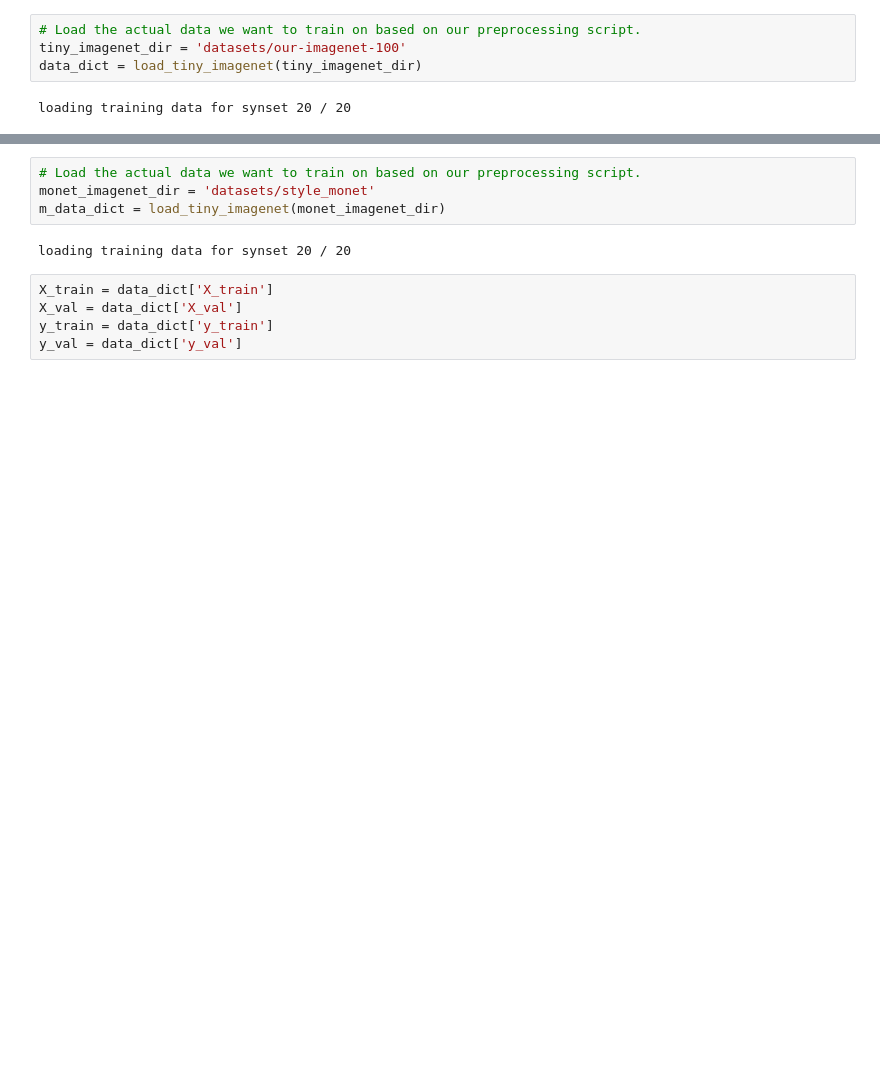
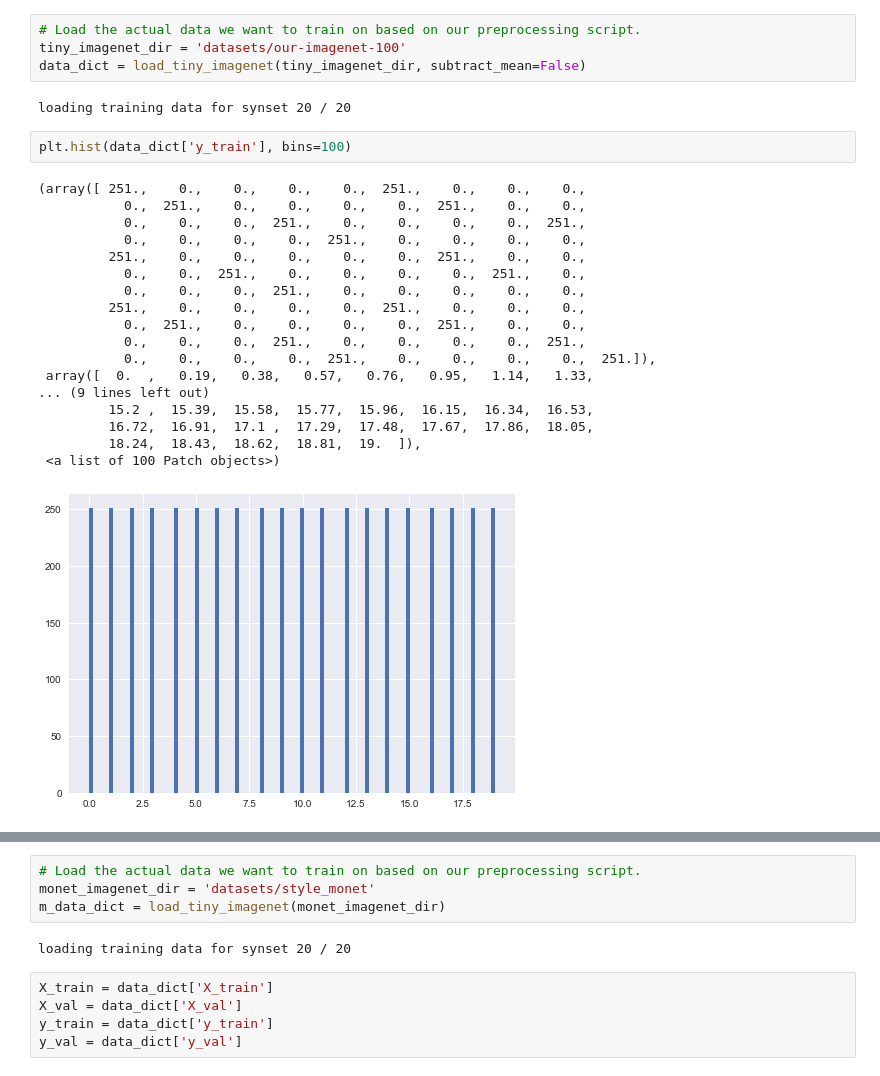
Before and after one commit to kandluis/nn-data-augmentation, a Jupyter notebook: other_models.ipynb, the cells around one changed output, grey strips where cells are left out. Saved outputs shown, nothing was run; the diff lists cells and outputs as text; blank space fills up the shorter version.

```diff
--- a/other_models.ipynb
+++ b/other_models.ipynb
@@ -91,6 +29,27 @@ Test data shape:  (2000, 3, 64, 64)
 # %%
 # Load the actual data we want to train on based on our preprocessing script.
 tiny_imagenet_dir = 'datasets/our-imagenet-100'
-data_dict = load_tiny_imagenet(tiny_imagenet_dir)
+data_dict = load_tiny_imagenet(tiny_imagenet_dir, subtract_mean=False)
 # %% [output]
 loading training data for synset 20 / 20
+# %%
+plt.hist(data_dict['y_train'], bins=100)
+# %% [output]
+(array([ 251.,    0.,    0.,    0.,    0.,  251.,    0.,    0.,    0.,
+           0.,  251.,    0.,    0.,    0.,    0.,  251.,    0.,    0.,
+           0.,    0.,    0.,  251.,    0.,    0.,    0.,    0.,  251.,
+           0.,    0.,    0.,    0.,  251.,    0.,    0.,    0.,    0.,
+         251.,    0.,    0.,    0.,    0.,    0.,  251.,    0.,    0.,
+           0.,    0.,  251.,    0.,    0.,    0.,    0.,  251.,    0.,
+           0.,    0.,    0.,  251.,    0.,    0.,    0.,    0.,    0.,
+         251.,    0.,    0.,    0.,    0.,  251.,    0.,    0.,    0.,
+           0.,  251.,    0.,    0.,    0.,    0.,  251.,    0.,    0.,
+           0.,    0.,    0.,  251.,    0.,    0.,    0.,    0.,  251.,
+           0.,    0.,    0.,    0.,  251.,    0.,    0.,    0.,    0.,  251.]),
+ array([  0.  ,   0.19,   0.38,   0.57,   0.76,   0.95,   1.14,   1.33,
+... (9 lines left out)
+         15.2 ,  15.39,  15.58,  15.77,  15.96,  16.15,  16.34,  16.53,
+         16.72,  16.91,  17.1 ,  17.29,  17.48,  17.67,  17.86,  18.05,
+         18.24,  18.43,  18.62,  18.81,  19.  ]),
+ <a list of 100 Patch objects>)
+[figure, added]
```
Also changed, not shown: parts of 19 cells of this notebook, 1 other file.
